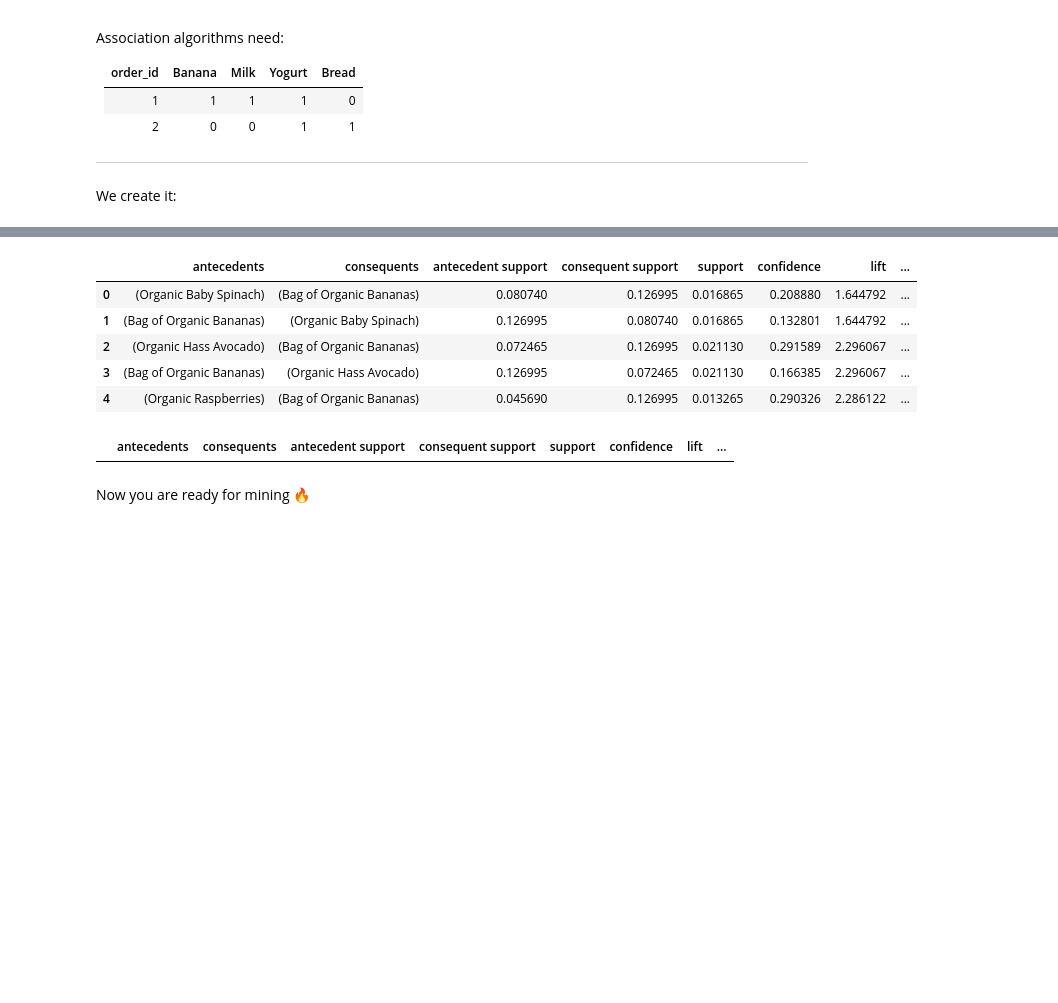
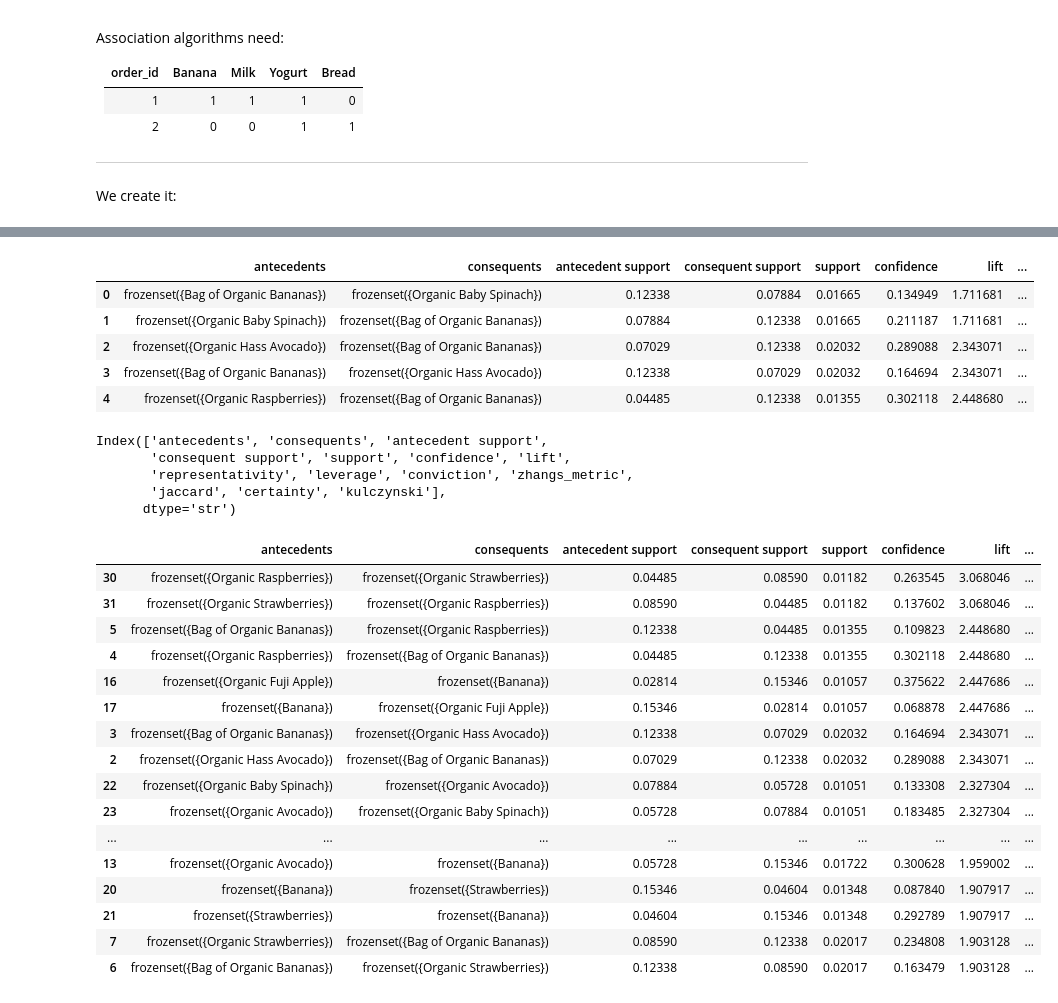
Before and after one commit to pradeepjoel/instacart-retail-project, a Jupyter notebook: association_rule_mining/association_rule_mining.ipynb, the cells around one changed output, grey strips where cells are left out. Saved outputs shown, nothing was run; the diff lists cells and outputs as text; code cells hidden in the pictures; blank space fills up the shorter version.

```diff
--- a/association_rule_mining/association_rule_mining.ipynb
+++ b/association_rule_mining/association_rule_mining.ipynb
@@ -62,13 +62,13 @@ We create it:
 # because of the RAM error, I will delete rare products (90% of products are almost never bought)
 product_counts = df['product_name'].value_counts()
 
-popular_products = product_counts[product_counts > 5000].index
+popular_products = product_counts[product_counts > 2500].index
 
 df_filtered = df[df['product_name'].isin(popular_products)]
 # %%
 # Limit commands :
 # Instacart df contain the entire history of the cliens so we will consider only a sample
-sample_orders = df_filtered['order_id'].drop_duplicates().sample(200000, random_state=42)
+sample_orders = df_filtered['order_id'].drop_duplicates().sample(100000, random_state=42)
 
 df_filtered = df_filtered[df_filtered['order_id'].isin(sample_orders)]
 
@@ -111,20 +132,42 @@ rules = association_rules(
 rules.head()
 # %% [output]
 |  | antecedents | consequents | antecedent support | consequent support | support | confidence | lift | ... |
-| 0 | (Organic Baby Spinach) | (Bag of Organic Bananas) | 0.080740 | 0.126995 | 0.016865 | 0.208880 | 1.644792 | ... |
-| 1 | (Bag of Organic Bananas) | (Organic Baby Spinach) | 0.126995 | 0.080740 | 0.016865 | 0.132801 | 1.644792 | ... |
-| 2 | (Organic Hass Avocado) | (Bag of Organic Bananas) | 0.072465 | 0.126995 | 0.021130 | 0.291589 | 2.296067 | ... |
-| 3 | (Bag of Organic Bananas) | (Organic Hass Avocado) | 0.126995 | 0.072465 | 0.021130 | 0.166385 | 2.296067 | ... |
-| 4 | (Organic Raspberries) | (Bag of Organic Bananas) | 0.045690 | 0.126995 | 0.013265 | 0.290326 | 2.286122 | ... |
+| 0 | frozenset({Bag of Organic Bananas}) | frozenset({Organic Baby Spinach}) | 0.12338 | 0.07884 | 0.01665 | 0.134949 | 1.711681 | ... |
+| 1 | frozenset({Organic Baby Spinach}) | frozenset({Bag of Organic Bananas}) | 0.07884 | 0.12338 | 0.01665 | 0.211187 | 1.711681 | ... |
+| 2 | frozenset({Organic Hass Avocado}) | frozenset({Bag of Organic Bananas}) | 0.07029 | 0.12338 | 0.02032 | 0.289088 | 2.343071 | ... |
+| 3 | frozenset({Bag of Organic Bananas}) | frozenset({Organic Hass Avocado}) | 0.12338 | 0.07029 | 0.02032 | 0.164694 | 2.343071 | ... |
+| 4 | frozenset({Organic Raspberries}) | frozenset({Bag of Organic Bananas}) | 0.04485 | 0.12338 | 0.01355 | 0.302118 | 2.448680 | ... |
+# %%
+rules.columns
+# %% [output]
+Index(['antecedents', 'consequents', 'antecedent support',
+       'consequent support', 'support', 'confidence', 'lift',
+       'representativity', 'leverage', 'conviction', 'zhangs_metric',
+       'jaccard', 'certainty', 'kulczynski'],
+      dtype='str')
 # %%
 strong_rules = rules[
-    (rules['confidence'] > 0.4) &
+    (rules['confidence'] > 0.01) &
     (rules['lift'] > 1.8) &
     (rules['support'] > 0.01)
 ].sort_values(by='lift', ascending=False)
 
 strong_rules.head(20)
 # %% [output]
 |  | antecedents | consequents | antecedent support | consequent support | support | confidence | lift | ... |
+| 30 | frozenset({Organic Raspberries}) | frozenset({Organic Strawberries}) | 0.04485 | 0.08590 | 0.01182 | 0.263545 | 3.068046 | ... |
+| 31 | frozenset({Organic Strawberries}) | frozenset({Organic Raspberries}) | 0.08590 | 0.04485 | 0.01182 | 0.137602 | 3.068046 | ... |
+| 5 | frozenset({Bag of Organic Bananas}) | frozenset({Organic Raspberries}) | 0.12338 | 0.04485 | 0.01355 | 0.109823 | 2.448680 | ... |
+| 4 | frozenset({Organic Raspberries}) | frozenset({Bag of Organic Bananas}) | 0.04485 | 0.12338 | 0.01355 | 0.302118 | 2.448680 | ... |
+| 16 | frozenset({Organic Fuji Apple}) | frozenset({Banana}) | 0.02814 | 0.15346 | 0.01057 | 0.375622 | 2.447686 | ... |
+| 17 | frozenset({Banana}) | frozenset({Organic Fuji Apple}) | 0.15346 | 0.02814 | 0.01057 | 0.068878 | 2.447686 | ... |
+| 3 | frozenset({Bag of Organic Bananas}) | frozenset({Organic Hass Avocado}) | 0.12338 | 0.07029 | 0.02032 | 0.164694 | 2.343071 | ... |
+| 2 | frozenset({Organic Hass Avocado}) | frozenset({Bag of Organic Bananas}) | 0.07029 | 0.12338 | 0.02032 | 0.289088 | 2.343071 | ... |
+| 22 | frozenset({Organic Baby Spinach}) | frozenset({Organic Avocado}) | 0.07884 | 0.05728 | 0.01051 | 0.133308 | 2.327304 | ... |
+| 23 | frozenset({Organic Avocado}) | frozenset({Organic Baby Spinach}) | 0.05728 | 0.07884 | 0.01051 | 0.183485 | 2.327304 | ... |
+| ... | ... | ... | ... | ... | ... | ... | ... | ... |
+| 13 | frozenset({Organic Avocado}) | frozenset({Banana}) | 0.05728 | 0.15346 | 0.01722 | 0.300628 | 1.959002 | ... |
+| 20 | frozenset({Banana}) | frozenset({Strawberries}) | 0.15346 | 0.04604 | 0.01348 | 0.087840 | 1.907917 | ... |
+| 21 | frozenset({Strawberries}) | frozenset({Banana}) | 0.04604 | 0.15346 | 0.01348 | 0.292789 | 1.907917 | ... |
+| 7 | frozenset({Organic Strawberries}) | frozenset({Bag of Organic Bananas}) | 0.08590 | 0.12338 | 0.02017 | 0.234808 | 1.903128 | ... |
+| 6 | frozenset({Bag of Organic Bananas}) | frozenset({Organic Strawberries}) | 0.12338 | 0.08590 | 0.02017 | 0.163479 | 1.903128 | ... |
-# %% [markdown]
-Now you are ready for mining 🔥
```
Also changed, not shown: parts of 6 cells of this notebook.
